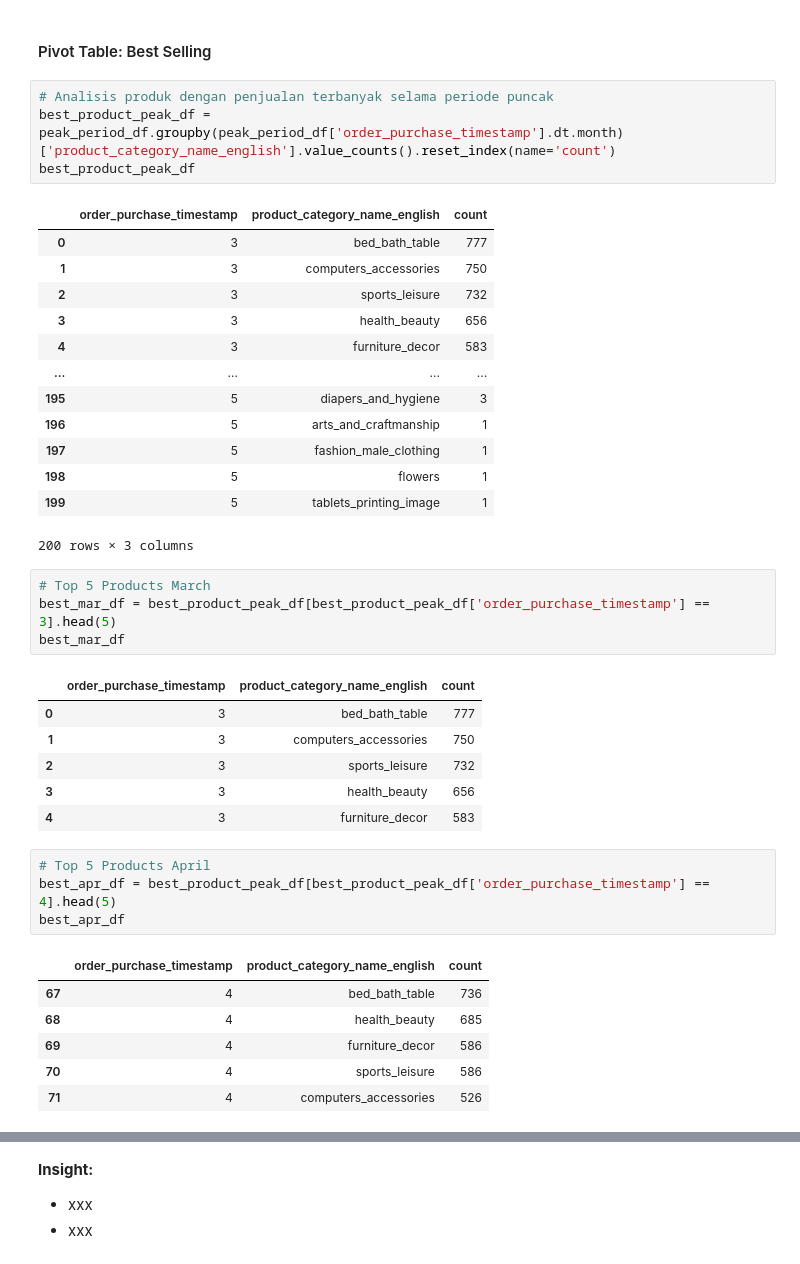
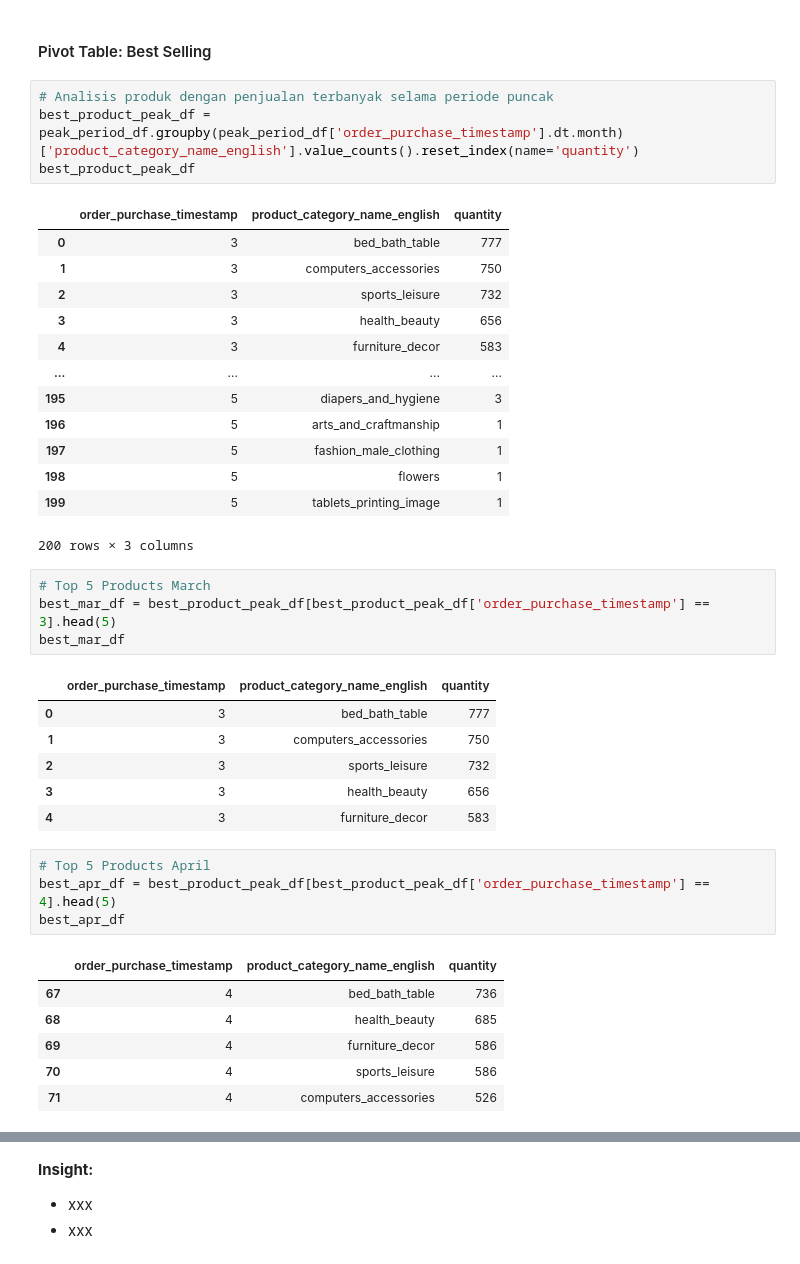
Before and after one commit to Sulbae/Fundamental-Analisis-Data, a Jupyter notebook: Proyek_Analisis_Data_Anggun-Sulis-Setyawan.ipynb, the cells around one changed output, grey strips where cells are left out. Saved outputs shown, nothing was run; the diff lists cells and outputs as text.

```diff
--- a/Proyek_Analisis_Data_Anggun-Sulis-Setyawan.ipynb
+++ b/Proyek_Analisis_Data_Anggun-Sulis-Setyawan.ipynb
@@ -972,10 +972,10 @@ peak_period_df
 #### Pivot Table: Best Selling
 # %%
 # Analisis produk dengan penjualan terbanyak selama periode puncak
-best_product_peak_df = peak_period_df.groupby(peak_period_df['order_purchase_timestamp'].dt.month)['product_category_name_english'].value_counts().reset_index(name='count')
+best_product_peak_df = peak_period_df.groupby(peak_period_df['order_purchase_timestamp'].dt.month)['product_category_name_english'].value_counts().reset_index(name='quantity')
 best_product_peak_df
 # %% [output]
-|  | order_purchase_timestamp | product_category_name_english | count |
+|  | order_purchase_timestamp | product_category_name_english | quantity |
 | 0 | 3 | bed_bath_table | 777 |
 | 1 | 3 | computers_accessories | 750 |
 | 2 | 3 | sports_leisure | 732 |
@@ -993,7 +993,7 @@ best_product_peak_df
 best_mar_df = best_product_peak_df[best_product_peak_df['order_purchase_timestamp'] == 3].head(5)
 best_mar_df
 # %% [output]
-|  | order_purchase_timestamp | product_category_name_english | count |
+|  | order_purchase_timestamp | product_category_name_english | quantity |
 | 0 | 3 | bed_bath_table | 777 |
 | 1 | 3 | computers_accessories | 750 |
 | 2 | 3 | sports_leisure | 732 |
@@ -1004,7 +1004,7 @@ best_mar_df
 best_apr_df = best_product_peak_df[best_product_peak_df['order_purchase_timestamp'] == 4].head(5)
 best_apr_df
 # %% [output]
-|  | order_purchase_timestamp | product_category_name_english | count |
+|  | order_purchase_timestamp | product_category_name_english | quantity |
 | 67 | 4 | bed_bath_table | 736 |
 | 68 | 4 | health_beauty | 685 |
 | 69 | 4 | furniture_decor | 586 |
```
Also changed, not shown: parts of 2 cells of this notebook, 1 other file.
